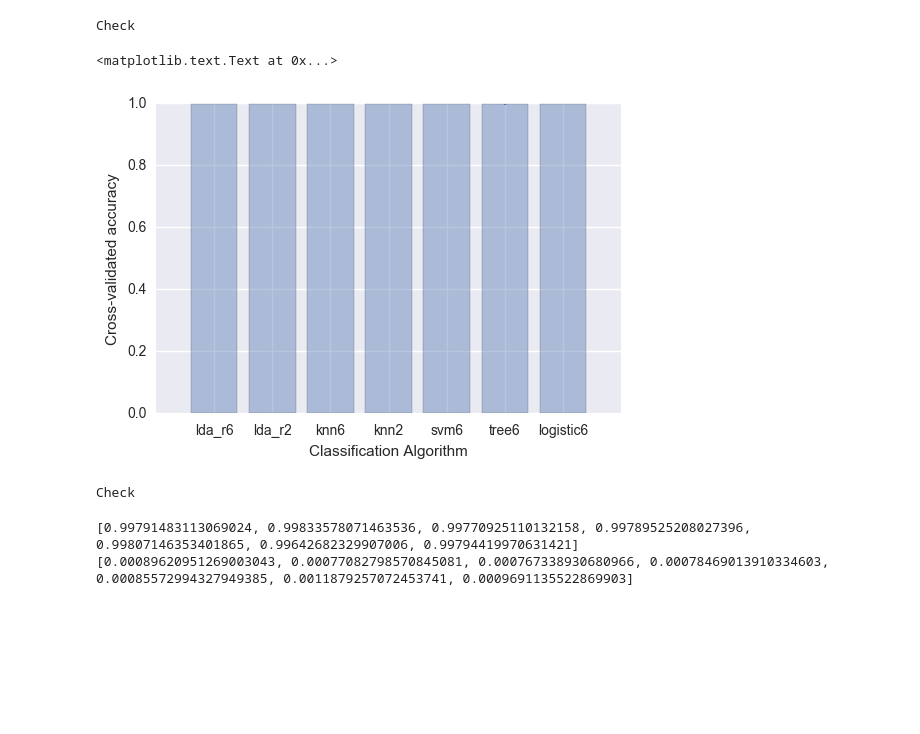
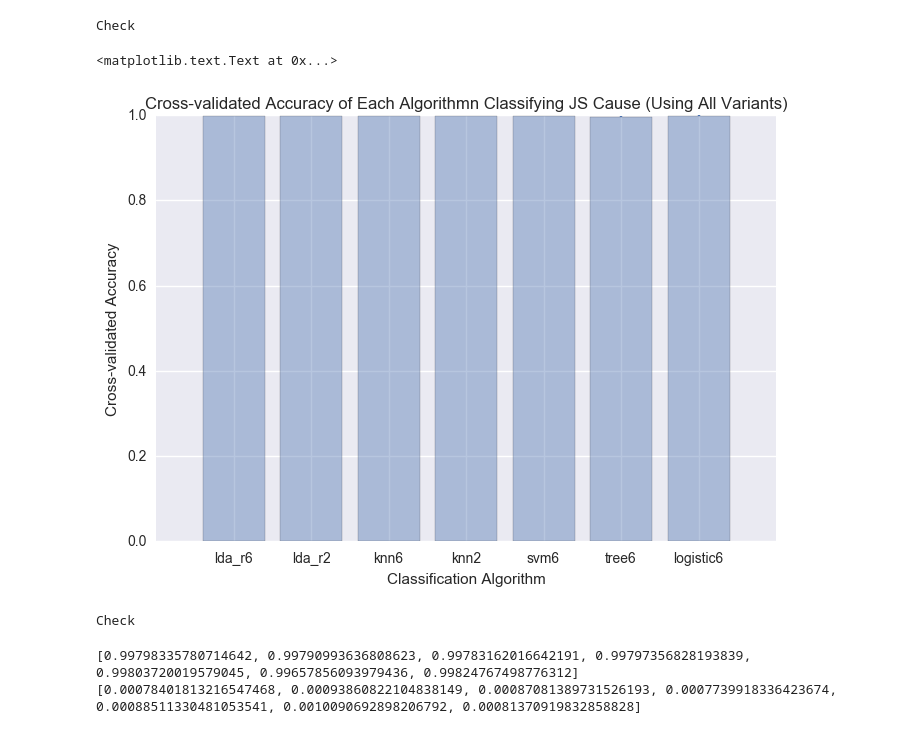
Before and after one commit to UW-Biol419-Wi2017/ciliary_proteomes_and_js_exomes, a Jupyter notebook: Hank Testing Code 8.ipynb, the cells around one changed output. Saved outputs shown, nothing was run; the diff lists cells and outputs as text; code cells hidden in the pictures; blank space fills up the shorter version.

```diff
--- a/Hank Testing Code 8.ipynb
+++ b/Hank Testing Code 8.ipynb
@@ -79,7 +79,7 @@ from sklearn.tree import DecisionTreeClassifier
 from sklearn.linear_model import LogisticRegression
 
 testfrac = 0.2
-reps = 50
+reps = 100
 
 lda_r6_scores = cross_val_class_accuracy(LinearDiscriminantAnalysis(),
                                           variants, cause, 6,
@@ -109,24 +109,25 @@ Check
 # %%
 classifiers = ('lda_r6', 'lda_r2', 'knn6', 'knn2', 'svm6', 'tree6', 'logistic6')
 scores = [lda_r6_scores.mean(), lda_r2_scores.mean(),
           knn6_scores.mean(), knn2_scores.mean(),
          svm6_scores.mean(), tree6_scores.mean(),
          logistic6_scores.mean()]
 scores_err = [lda_r6_scores.std(), lda_r2_scores.std(),
           knn6_scores.std(), knn2_scores.std(),
          svm6_scores.std(), tree6_scores.std(),
              logistic6_scores.std()]
 
 
 plt.bar(range(len(classifiers)), scores,
         yerr=scores_err,
         align='center', alpha=0.4,)
 plt.xticks(range(len(classifiers)), classifiers)
-plt.ylabel('Cross-validated accuracy')
+plt.ylabel('Cross-validated Accuracy')
 plt.xlabel('Classification Algorithm')
+plt.title('Cross-validated Accuracy of Each Algorithmn Classifying JS Cause (Using All Variants)')
 # %% [output]
 <matplotlib.text.Text at 0x...>
-[figure, old version]
+[figure, new version]
 # %%
 print('Check')
 # %% [output]
@@ -135,8 +136,8 @@ Check
 print(scores)
 print(scores_err)
 # %% [output]
-[0.99791483113069024, 0.99833578071463536, 0.99770925110132158, 0.99789525208027396, 0.99807146353401865, 0.99642682329907006, 0.99794419970631421]
-[0.00089620951269003043, 0.00077082798570845081, 0.000767338930680966, 0.00078469013910334603, 0.00085572994327949385, 0.0011879257072453741, 0.0009691135522869903]
+[0.99798335780714642, 0.99790993636808623, 0.99783162016642191, 0.99797356828193839, 0.99803720019579045, 0.99657856093979436, 0.99824767498776312]
+[0.00078401813216547468, 0.00093860822104838149, 0.00087081389731526193, 0.0007739918336423674, 0.00088511330481053541, 0.0010090692898206792, 0.00081370919832858828]
 # %%
 #Above analysis with all 20 known causative variants and 980 random variants with unknown cause status
 # %%
```
Also changed, not shown: parts of 7 cells of this notebook, 1 other file.
